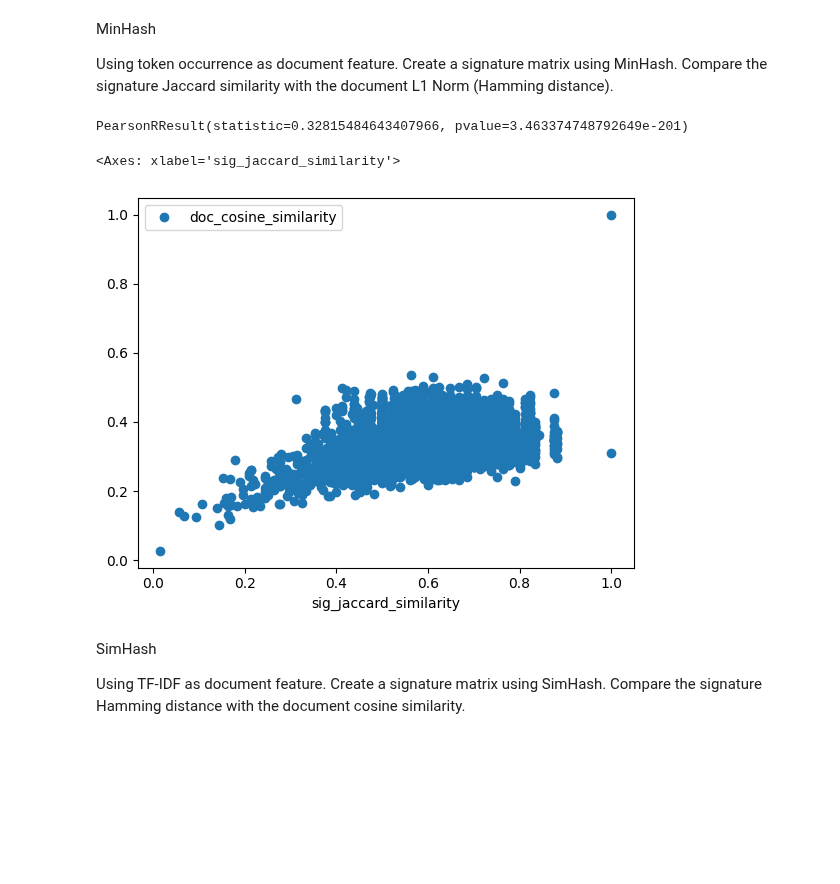
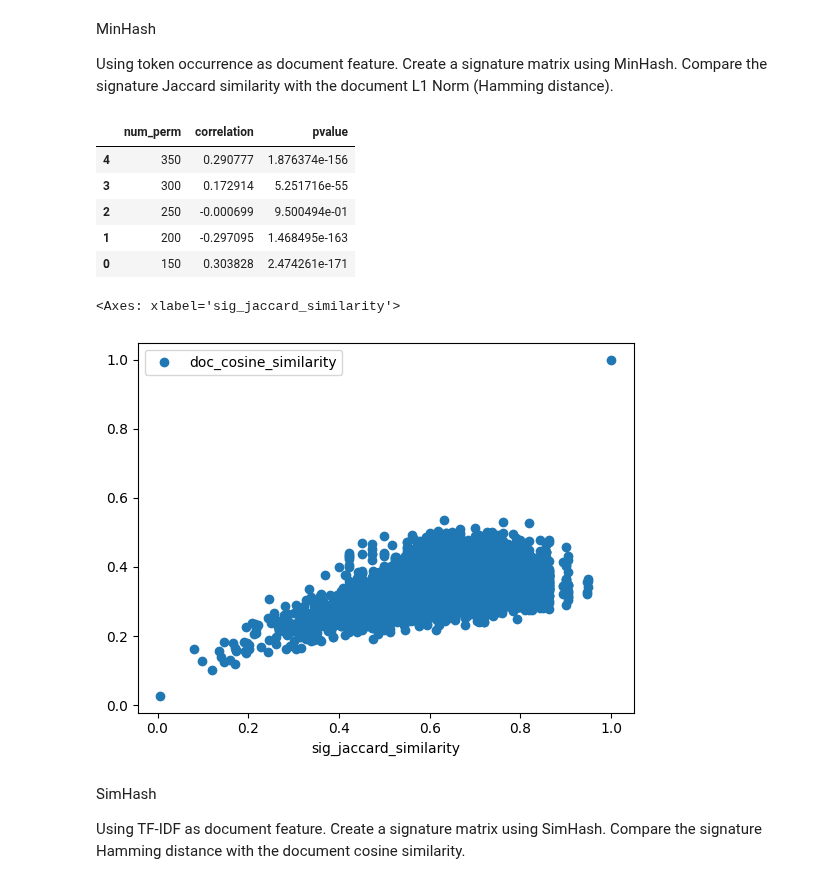
Before and after one commit to pywong-polyu/COMP5434-Big-Data-Computing, a Jupyter notebook: similarity_analysis.ipynb, the cells around one changed output. Drawn from its saved outputs; the diff is of its cells as text; code cells hidden in the pictures; blank space fills up the shorter version.

```diff
--- a/similarity_analysis.ipynb
+++ b/similarity_analysis.ipynb
@@ -482,19 +483,25 @@ def compare_minhash_fine_tune(permutation_dict):
     return df
 # %%
 # Input to test the minhash performance
-num_perm_list = list(range(40,130,10))
+num_perm_list = list(range(150,350+1,50))
 # %%
 permutation_dict = minhash_with_different_permutation(X_clip,clip_result,target_doc_num,num_perm_list)
 minhash_fine_turn_result = compare_minhash_fine_tune(permutation_dict)
 minhash_fine_turn_result
+# %% [output]
+|  | num_perm | correlation | pvalue |
+| 4 | 350 | 0.290777 | 1.876374e-156 |
+| 3 | 300 | 0.172914 | 5.251716e-55 |
+| 2 | 250 | -0.000699 | 9.500494e-01 |
+| 1 | 200 | -0.297095 | 1.468495e-163 |
+| 0 | 150 | 0.303828 | 2.474261e-171 |
 # %%
-optimal_perm_num = minhash_fine_turn_result['correlation'].max()
+optimal_perm_num = int(minhash_fine_turn_result.sort_values(by=['correlation'],ascending=False).head(1)['num_perm'].values)
 minhash_result = permutation_dict[optimal_perm_num]
 minhash_result.plot(x='sig_jaccard_similarity', y='doc_cosine_similarity', style='o')
 # %% [output]
-PearsonRResult(statistic=0.32815484643407966, pvalue=3.463374748792649e-201)
+<Axes: xlabel='sig_jaccard_similarity'>
-<Axes: xlabel='sig_jaccard_similarity'>
-[figure, old version]
+[figure, new version]
 # %% [markdown]
 SimHash
 
```
Also changed, not shown: parts of 5 cells of this notebook.
